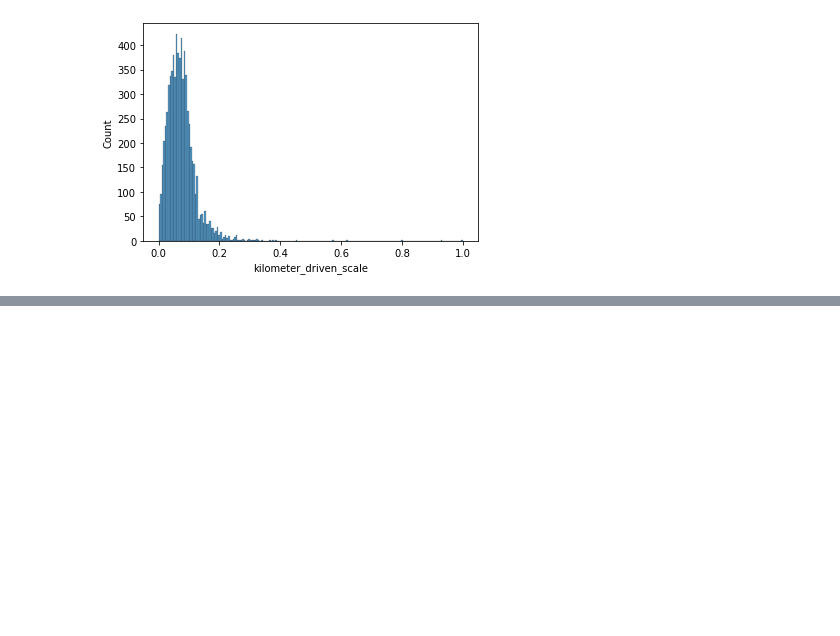
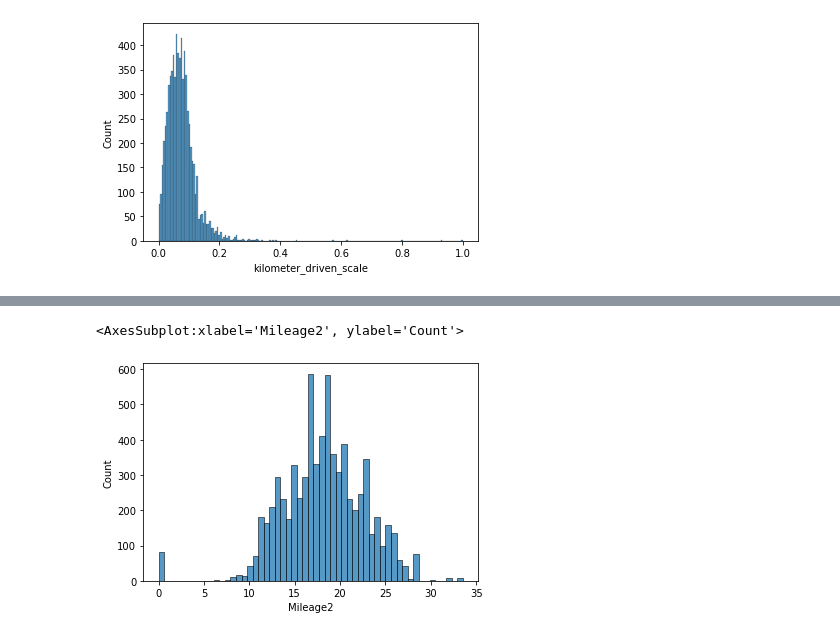
Before and after one commit to kwajpaige/UTAGL_SupervisedLearningLinear, a Jupyter notebook: PaigeSingleton_SupervisedLearningRegression_June2022.ipynb, the cells around one changed output, grey strips where cells are left out. Saved outputs shown, nothing was run; the diff lists cells and outputs as text; code cells hidden in the pictures; blank space fills up the shorter version.

Commit message:
Continue with data cleaning and preprocessing

```diff
--- a/PaigeSingleton_SupervisedLearningRegression_June2022.ipynb
+++ b/PaigeSingleton_SupervisedLearningRegression_June2022.ipynb
@@ -475,4 +479,10 @@ sns.histplot(data=cars2, x='kilometer_driven_scale')
 <AxesSubplot:xlabel='kilometer_driven_scale', ylabel='Count'>
 [figure]
 # %%
-#change Fuel_type to Category dtype
+#change Fuel_type and Transmission to Category dtype
+for col in ['Fuel_Type', 'Transmission', 'Owner_Type']:
+    cars2[col] = cars2[col].astype('category')
+# %%
+#Split Mileage into Mileage and Units
+cars2[['Mileage2','Units']] = cars2['Mileage'].str.split(' ',1,expand=True)
+cars2.head()
@@ -478,0 +496,6 @@ sns.histplot(data=cars2, x='kilometer_driven_scale')
+# %%
+#Drop unnecessary columns after Mileage column Split
+cars2.drop(columns=['Mileage','Units'], inplace = True)
+# %%
+# Change Mileage datatype to float
+cars2['Mileage2'] = cars2['Mileage2'].astype('float64')
@@ -478,0 +522,6 @@ sns.histplot(data=cars2, x='kilometer_driven_scale')
+# %%
+#Onserve data distribution of Mileage
+sns.histplot(data=cars2, x='Mileage2')
+# %% [output]
+<AxesSubplot:xlabel='Mileage2', ylabel='Count'>
+[figure, added]
```
Also changed, not shown: parts of 15 cells of this notebook.
